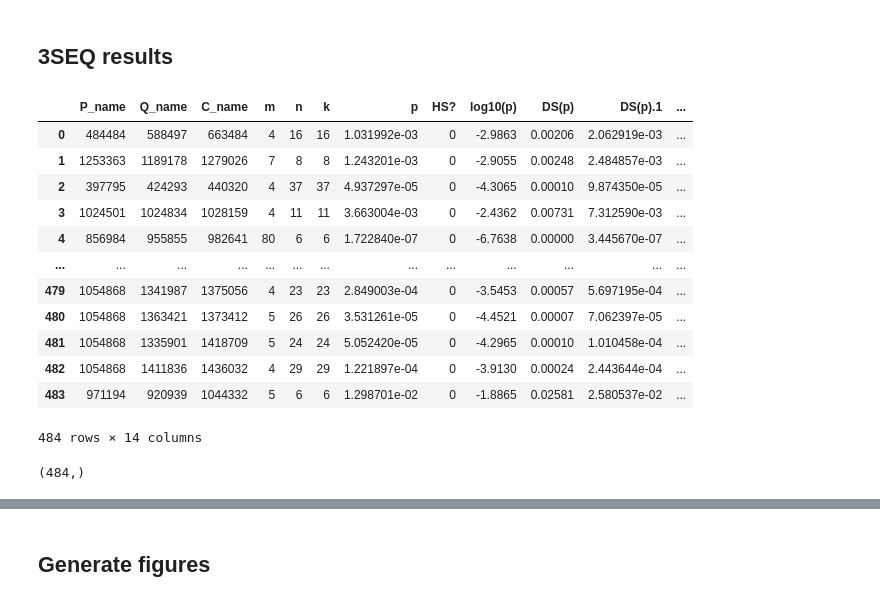
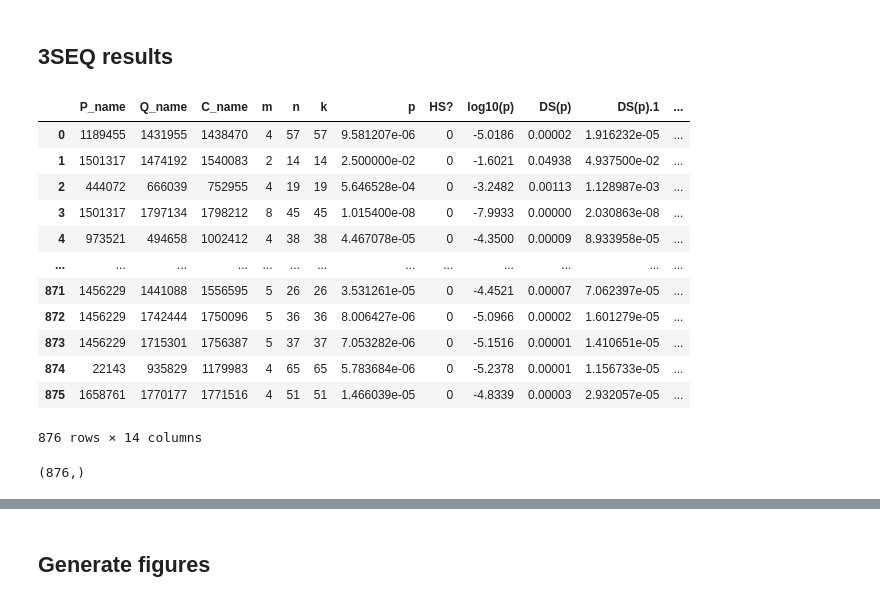
Before and after one commit to jeromekelleher/sc2ts-paper, a Jupyter notebook: notebooks/fig_recombinant_evidence.ipynb, the cells around one changed output, grey strips where cells are left out. Cells and saved outputs as stored; diff of their text form; code cells hidden in the pictures.

```diff
--- a/notebooks/fig_recombinant_evidence.ipynb
+++ b/notebooks/fig_recombinant_evidence.ipynb
@@ -328,27 +341,27 @@ Name: count, dtype: int64
 # %% [markdown]
 ## 3SEQ results
 # %%
-df = pd.read_csv("../arg_postprocessing/sc2ts_v1_2023-02-21_pr_pp_mp_aph_bps_pango_dated_3seq.csv")
+df = pd.read_csv("../arg_postprocessing/sc2ts_v2_2024-06-06_pr_pp_mp_aph_bps_pango_dated_3seq.csv")
 df
 # %% [output]
 |  | P_name | Q_name | C_name | m | n | k | p | HS? | log10(p) | DS(p) | DS(p).1 | ... |
-| 0 | 484484 | 588497 | 663484 | 4 | 16 | 16 | 1.031992e-03 | 0 | -2.9863 | 0.00206 | 2.062919e-03 | ... |
-| 1 | 1253363 | 1189178 | 1279026 | 7 | 8 | 8 | 1.243201e-03 | 0 | -2.9055 | 0.00248 | 2.484857e-03 | ... |
-| 2 | 397795 | 424293 | 440320 | 4 | 37 | 37 | 4.937297e-05 | 0 | -4.3065 | 0.00010 | 9.874350e-05 | ... |
-| 3 | 1024501 | 1024834 | 1028159 | 4 | 11 | 11 | 3.663004e-03 | 0 | -2.4362 | 0.00731 | 7.312590e-03 | ... |
-| 4 | 856984 | 955855 | 982641 | 80 | 6 | 6 | 1.722840e-07 | 0 | -6.7638 | 0.00000 | 3.445670e-07 | ... |
+| 0 | 1189455 | 1431955 | 1438470 | 4 | 57 | 57 | 9.581207e-06 | 0 | -5.0186 | 0.00002 | 1.916232e-05 | ... |
+| 1 | 1501317 | 1474192 | 1540083 | 2 | 14 | 14 | 2.500000e-02 | 0 | -1.6021 | 0.04938 | 4.937500e-02 | ... |
+| 2 | 444072 | 666039 | 752955 | 4 | 19 | 19 | 5.646528e-04 | 0 | -3.2482 | 0.00113 | 1.128987e-03 | ... |
+| 3 | 1501317 | 1797134 | 1798212 | 8 | 45 | 45 | 1.015400e-08 | 0 | -7.9933 | 0.00000 | 2.030863e-08 | ... |
+| 4 | 973521 | 494658 | 1002412 | 4 | 38 | 38 | 4.467078e-05 | 0 | -4.3500 | 0.00009 | 8.933958e-05 | ... |
 | ... | ... | ... | ... | ... | ... | ... | ... | ... | ... | ... | ... | ... |
-| 479 | 1054868 | 1341987 | 1375056 | 4 | 23 | 23 | 2.849003e-04 | 0 | -3.5453 | 0.00057 | 5.697195e-04 | ... |
-| 480 | 1054868 | 1363421 | 1373412 | 5 | 26 | 26 | 3.531261e-05 | 0 | -4.4521 | 0.00007 | 7.062397e-05 | ... |
-| 481 | 1054868 | 1335901 | 1418709 | 5 | 24 | 24 | 5.052420e-05 | 0 | -4.2965 | 0.00010 | 1.010458e-04 | ... |
-| 482 | 1054868 | 1411836 | 1436032 | 4 | 29 | 29 | 1.221897e-04 | 0 | -3.9130 | 0.00024 | 2.443644e-04 | ... |
-| 483 | 971194 | 920939 | 1044332 | 5 | 6 | 6 | 1.298701e-02 | 0 | -1.8865 | 0.02581 | 2.580537e-02 | ... |
+| 871 | 1456229 | 1441088 | 1556595 | 5 | 26 | 26 | 3.531261e-05 | 0 | -4.4521 | 0.00007 | 7.062397e-05 | ... |
+| 872 | 1456229 | 1742444 | 1750096 | 5 | 36 | 36 | 8.006427e-06 | 0 | -5.0966 | 0.00002 | 1.601279e-05 | ... |
+| 873 | 1456229 | 1715301 | 1756387 | 5 | 37 | 37 | 7.053282e-06 | 0 | -5.1516 | 0.00001 | 1.410651e-05 | ... |
+| 874 | 22143 | 935829 | 1179983 | 4 | 65 | 65 | 5.783684e-06 | 0 | -5.2378 | 0.00001 | 1.156733e-05 | ... |
+| 875 | 1658761 | 1770177 | 1771516 | 4 | 51 | 51 | 1.466039e-05 | 0 | -4.8339 | 0.00003 | 2.932057e-05 | ... |
-484 rows × 14 columns
+876 rows × 14 columns
 # %%
 recombinants = df["recombinant"].unique()
 recombinants.shape
 # %% [output]
-(484,)
+(876,)
 # %%
 recomb_df[recomb_df["is_3seq_recombinant"]]["net_min_supporting_loci_lft_rgt_ge_4"].value_counts()
 # %% [output]
```
Also changed, not shown: parts of 45 cells of this notebook, 5 other files.
